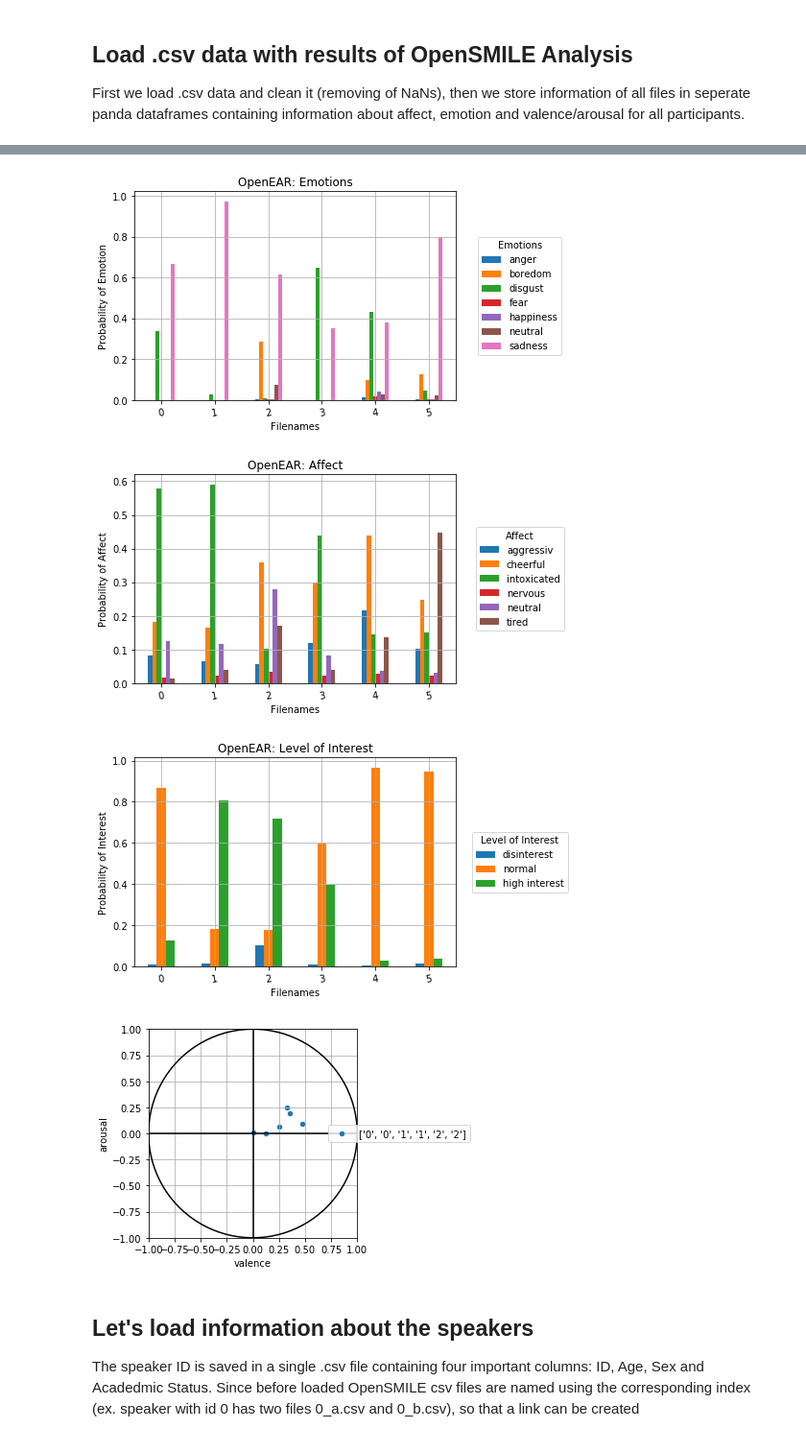
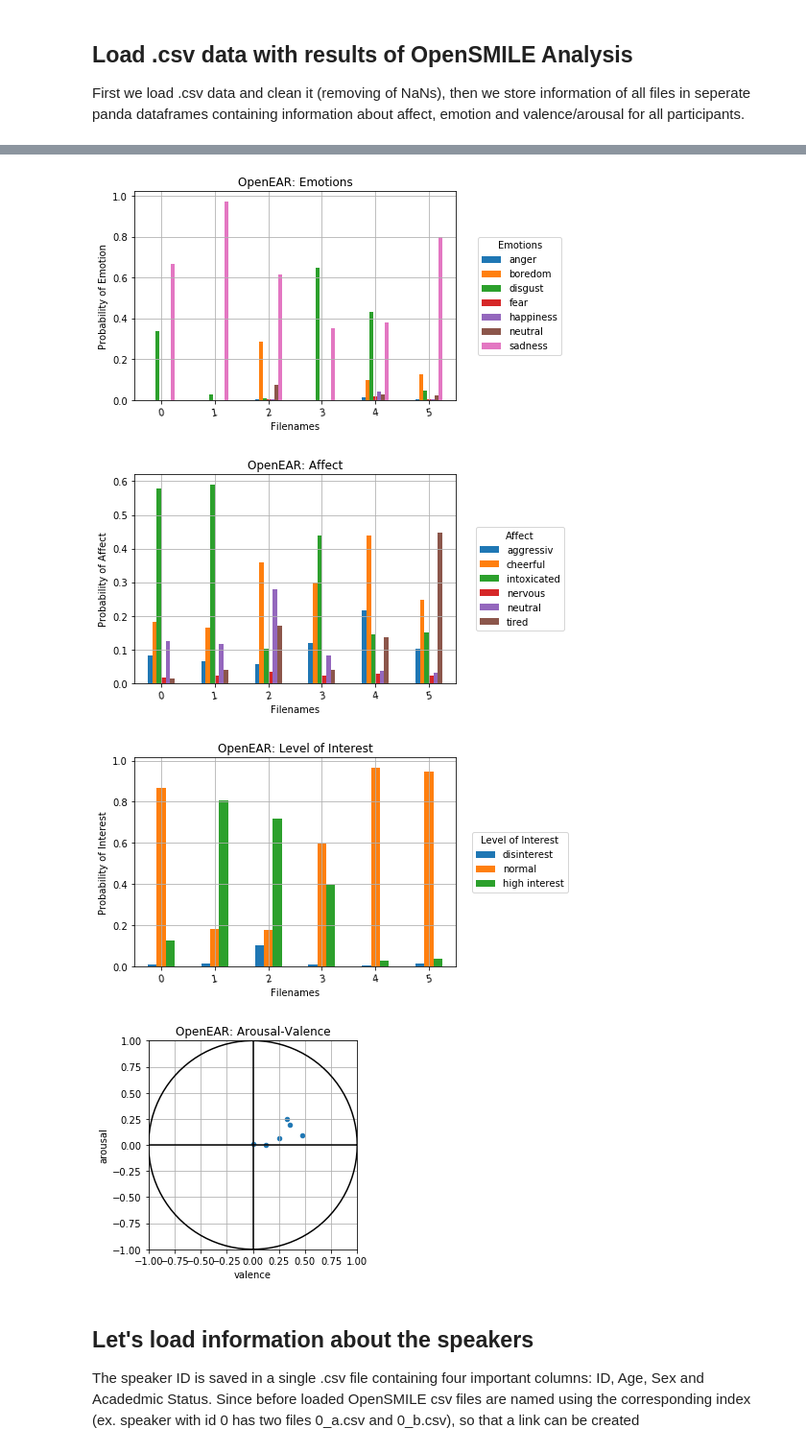
Before and after one commit to EJKraft/MasterThesis, a Jupyter notebook: OpenSMILE Analysis_Plots.ipynb, the cells around one changed output, grey strips where cells are left out. Shown at 96% size. Saved outputs shown, nothing was run; the diff lists cells and outputs as text; code cells hidden in the pictures.

Commit message:
Added more helper functions to clean up code, cleaned up OpenSMILE Plots and added titles and box plots

```diff
--- a/OpenSMILE Analysis_Plots.ipynb
+++ b/OpenSMILE Analysis_Plots.ipynb
@@ -96,3 +21,16 @@ df_ar_val['file'] = filenames
+# %%
+# Get Filenames to iterate
+filenames = listdir('OpenSMILE_Data')
+
+data = hp.constructDataFrames(filenames)
+df_emotion = data[0][0]
+df_affect = data[0][1]
+df_loi = data[0][2]
+df_ar_val = data[0][3]
+emotion_label = data[1][0]
+affect_label = data[1][1]
+loi_label = data[1][2]
+characterIDs = data[1][3]
 # %% [markdown]
 
 ## Now that we have our Panda Dataframes we can go ahead and have a look at the data by plotting it
@@ -117,36 +57,37 @@ ax_loi.legend(loc = 'center', bbox_to_anchor=(1.2,0.5), title = 'Level of Intere
 ax_loi.set_ylabel('Probability of Interest')
 ax_loi.set_xlabel('Filenames')
 plt.grid(True)
 
 #Now plot Arousal-Valence data in arousal valence space
 
 #Try to get the legen to display the filenames (Not working yet)
 fnames = []
 for x in filenames:
     fnames.append([x])
 
-ax_ar_val = df_ar_val.plot.scatter(x = 'valence', y = 'arousal', label = characterIDs)
+ax_ar_val = df_ar_val.plot.scatter(x = 'valence', y = 'arousal')
 
 #We want to plot the arousal valence circle so we create values for it
 t = np.linspace(0,np.pi*2,100)
 ax_ar_val.plot(np.cos(t), np.sin(t), linewidth = 1.5, color = 'black')
 ax_ar_val.axvline(0,0,1, c = 'black')
+plt.title('OpenEAR: Arousal-Valence')
 x_coord = [-1.0,1.0]
 y_coord = [0.0,0.0]
 ax_ar_val.plot(x_coord, y_coord, c = 'black')
 
 #Make Plot pretty
-ax_ar_val.legend(loc = 'center', bbox_to_anchor=(1.2,0.5))
+#ax_ar_val.legend(loc = 'center', bbox_to_anchor=(1.2,0.5))
 plt.grid(True)
 plt.xlim(-1.0, 1.0)
 plt.ylim(-1.0, 1.0)
 ax_ar_val.set_aspect('equal')
 plt.locator_params(axis='x',nbins= 9)
 # %% [output]
 [figure]
 [figure]
 [figure]
-[figure, old version]
+[figure, new version]
 # %% [markdown]
 ## Let's load information about the speakers
 The speaker ID is saved in a single .csv file containing four important columns: ID, Age, Sex and Acadedmic Status. Since before loaded OpenSMILE csv files are named using the corresponding index (ex. speaker with id 0 has two files 0_a.csv and 0_b.csv), so that a link can be created
```
Also changed, not shown: parts of 32 cells of this notebook, 1 other file.
